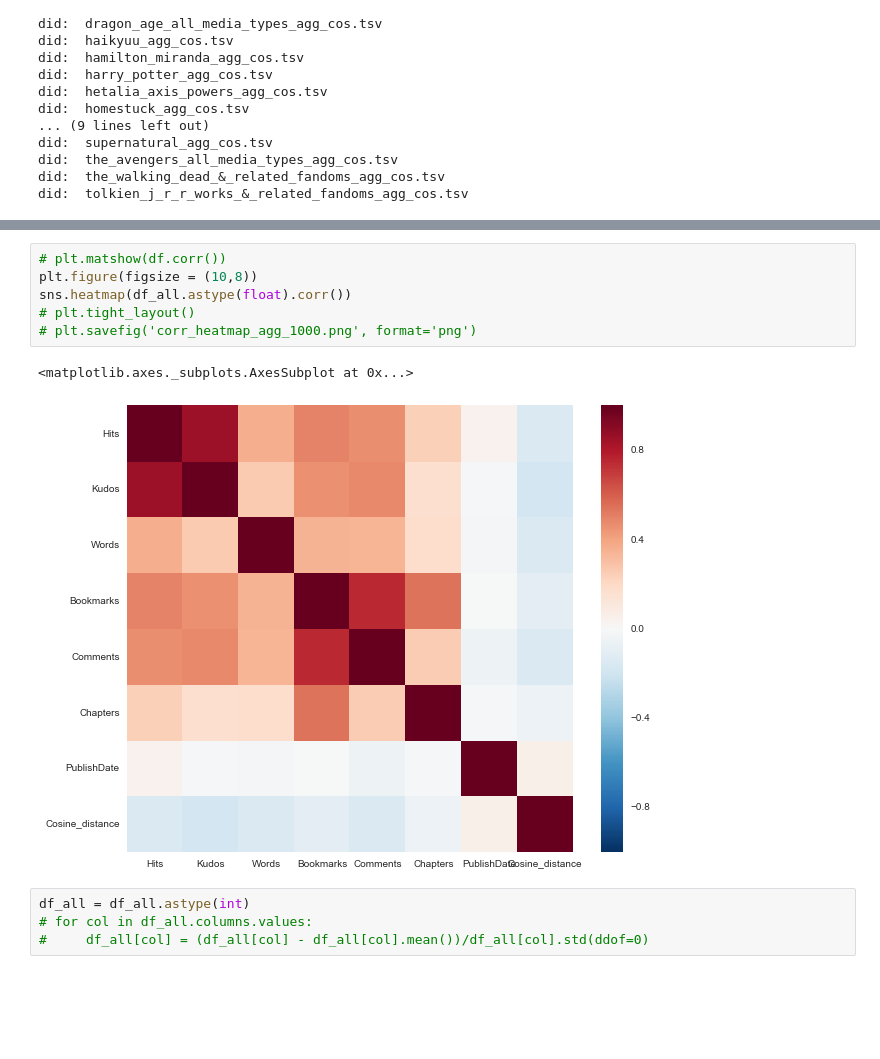
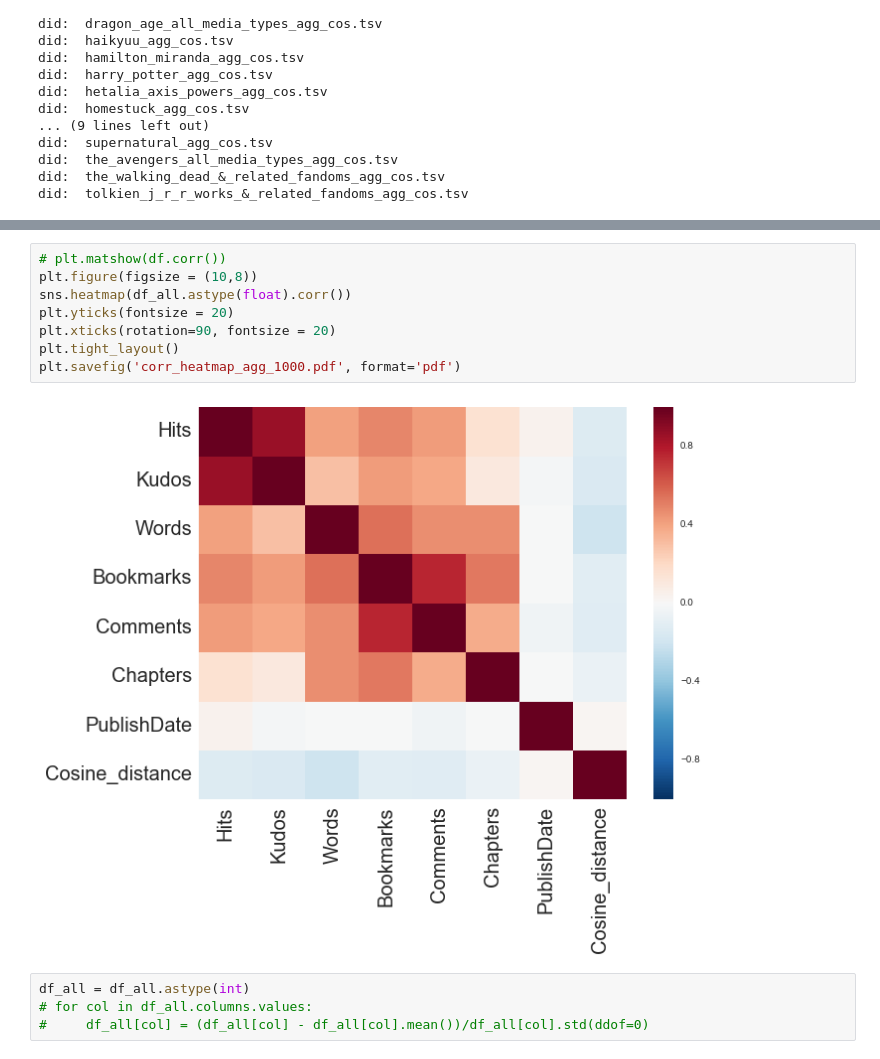
Before and after one commit to yzjing/ao3_old, a Jupyter notebook: exps/20170606_agg_regressions/correlation_regression.ipynb, the cells around one changed output, grey strips where cells are left out. Cells and saved outputs as stored; diff of their text form; blank space fills up the shorter version.

```diff
--- a/exps/20170606_agg_regressions/correlation_regression.ipynb
+++ b/exps/20170606_agg_regressions/correlation_regression.ipynb
@@ -92,12 +92,13 @@ len(df_all)
 # %%
 # plt.matshow(df.corr())
 plt.figure(figsize = (10,8))
 sns.heatmap(df_all.astype(float).corr())
-# plt.tight_layout()
-# plt.savefig('corr_heatmap_agg_1000.png', format='png')
+plt.yticks(fontsize = 20)
+plt.xticks(rotation=90, fontsize = 20)
+plt.tight_layout()
+plt.savefig('corr_heatmap_agg_1000.pdf', format='pdf')
 # %% [output]
-<matplotlib.axes._subplots.AxesSubplot at 0x...>
-[figure, old version]
+[figure, new version]
 # %%
 df_all = df_all.astype(int)
 # for col in df_all.columns.values:
```
Also changed, not shown: parts of 8 cells of this notebook, 19 other files.
